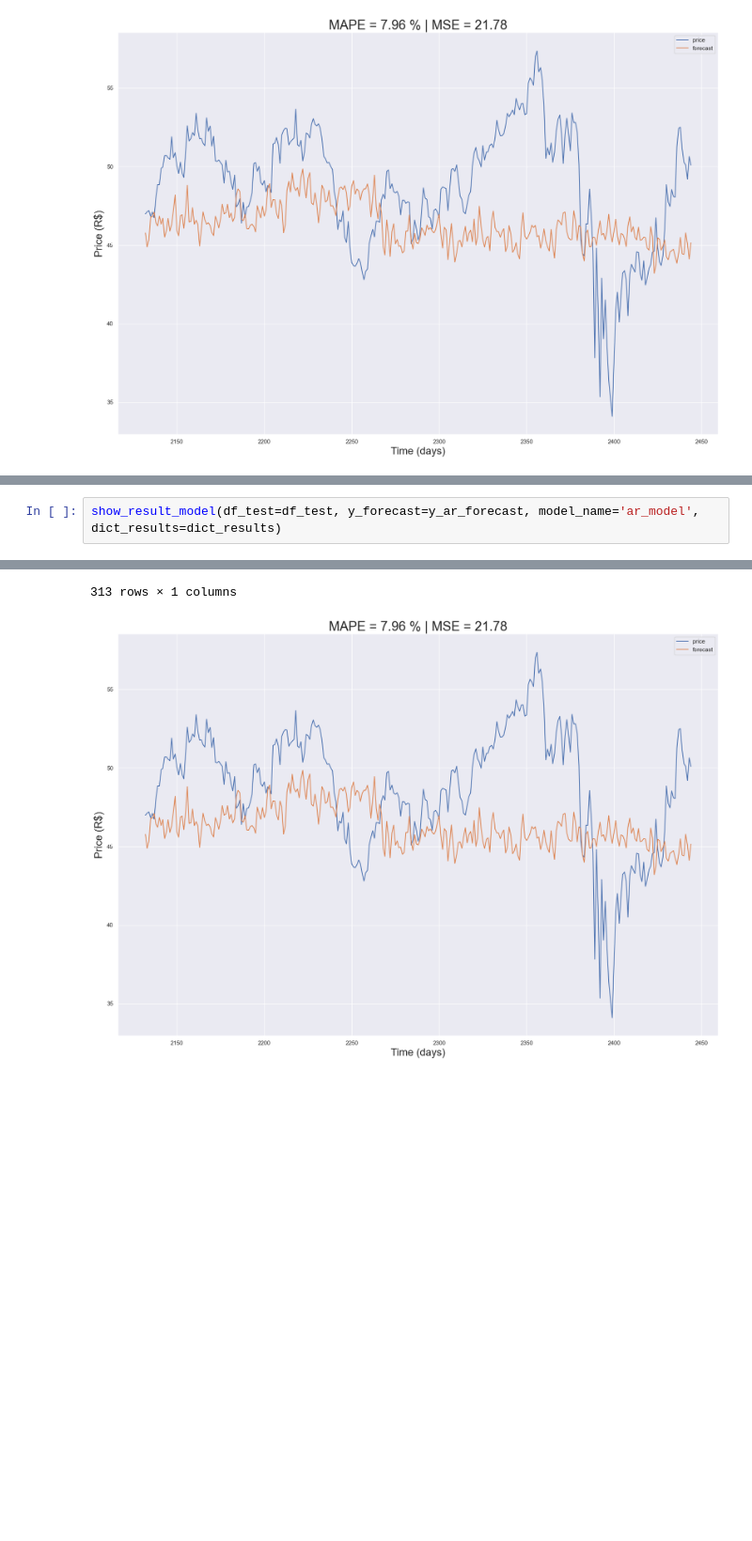
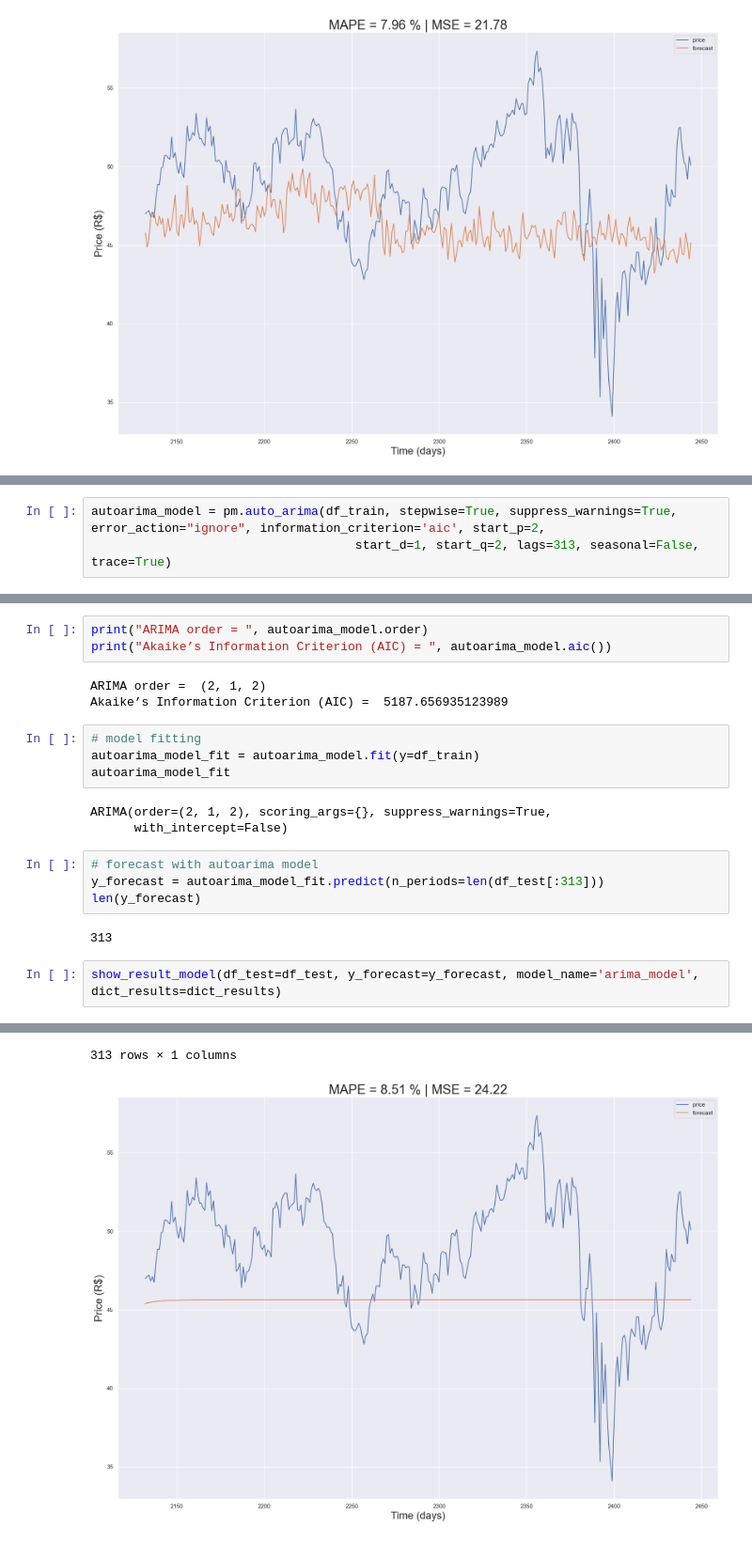
Before and after one commit to shubham8all/Time-Series-Data-Forecasting---StockMarket, a Jupyter notebook: notebooks/Preprocessing and Data Exploration.ipynb, the cells around one changed output, grey strips where cells are left out. Shown at 94% size. Cells and saved outputs as stored; diff of their text form; blank space fills up the shorter version.

Commit message:
ARIMA

```diff
--- a/notebooks/Preprocessing and Data Exploration.ipynb
+++ b/notebooks/Preprocessing and Data Exploration.ipynb
@@ -931,0 +960,3 @@ show_result_model(df_test=df_test, y_forecast=y_ar_forecast, model_name='ar_mode
+# %%
+autoarima_model = pm.auto_arima(df_train, stepwise=True, suppress_warnings=True, error_action="ignore", information_criterion='aic', start_p=2,
+                                    start_d=1, start_q=2, lags=313, seasonal=False, trace=True)
@@ -932,4 +981,23 @@ show_result_model(df_test=df_test, y_forecast=y_ar_forecast, model_name='ar_mode
+# %%
+print("ARIMA order = ", autoarima_model.order)
+print("Akaike’s Information Criterion (AIC) = ", autoarima_model.aic())
+# %% [output]
+ARIMA order =  (2, 1, 2)
+Akaike’s Information Criterion (AIC) =  5187.656935123989
+# %%
+# model fitting
+autoarima_model_fit = autoarima_model.fit(y=df_train)
+autoarima_model_fit
+# %% [output]
+ARIMA(order=(2, 1, 2), scoring_args={}, suppress_warnings=True,
+      with_intercept=False)
+# %%
+# forecast with autoarima model
+y_forecast = autoarima_model_fit.predict(n_periods=len(df_test[:313]))
+len(y_forecast)
+# %% [output]
+313
 # %%
-show_result_model(df_test=df_test, y_forecast=y_ar_forecast, model_name='ar_model', dict_results=dict_results)
+show_result_model(df_test=df_test, y_forecast=y_forecast, model_name='arima_model', dict_results=dict_results)
 # %% [output]
 |  | forecast |
@@ -947,2 +1015,2 @@ show_result_model(df_test=df_test, y_forecast=y_ar_forecast, model_name='ar_mode
 313 rows × 1 columns
-[figure, old version]
+[figure, new version]
```
Also changed, not shown: parts of 9 cells of this notebook.
